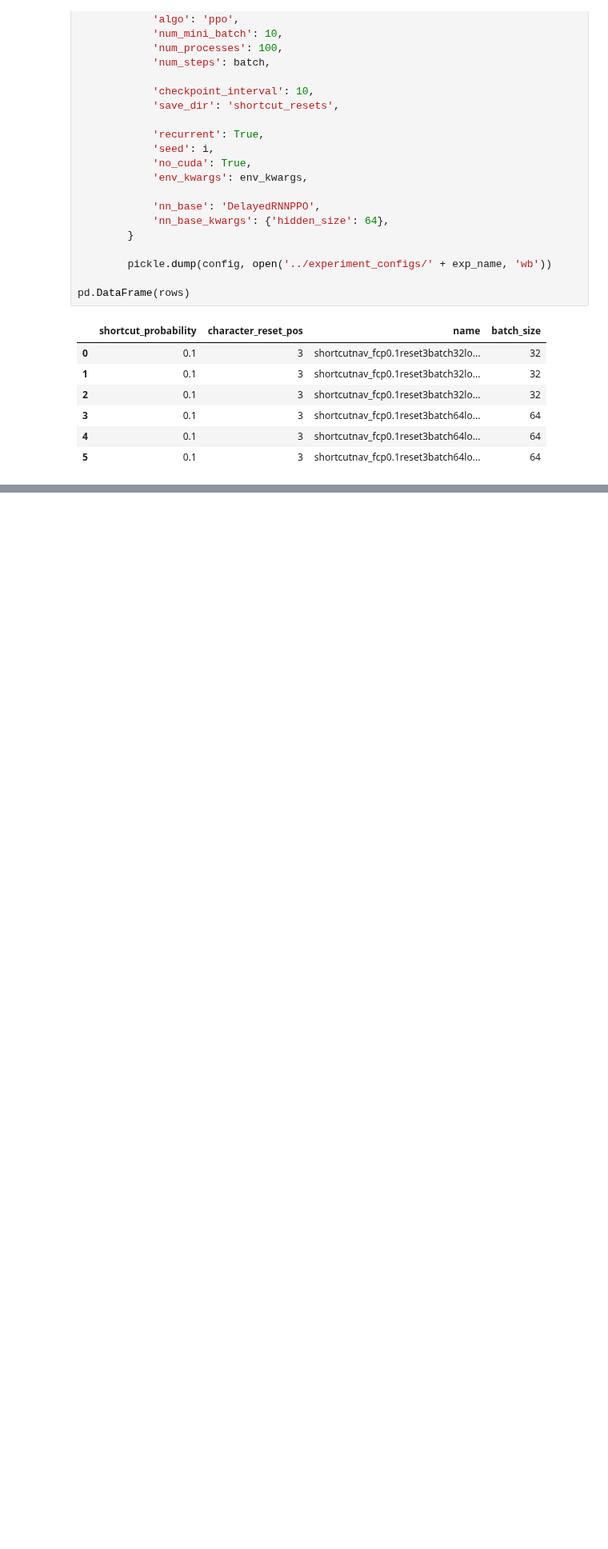
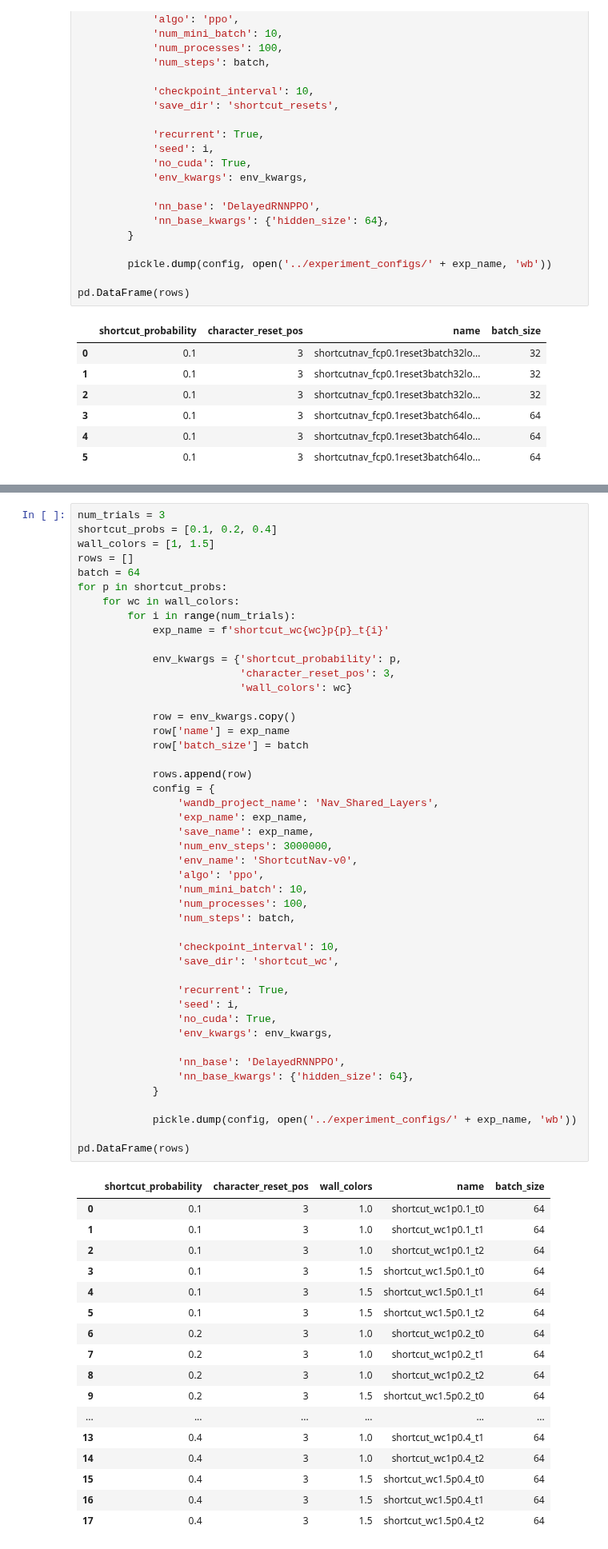
Before and after one commit to liuandrew/ppo_aux, a Jupyter notebook: write_and_test/write_experiments.ipynb, the cells around one changed output, grey strips where cells are left out. Shown at 80% size. Saved outputs shown, nothing was run; the diff lists cells and outputs as text; blank space fills up the shorter version.

Commit message:
Small bug fixes for shortcut configs

```diff
--- a/write_and_test/write_experiments.ipynb
+++ b/write_and_test/write_experiments.ipynb
@@ -2362,0 +2365,64 @@ pd.DataFrame(rows)
+# %%
+num_trials = 3
+shortcut_probs = [0.1, 0.2, 0.4]
+wall_colors = [1, 1.5]
+rows = []
+batch = 64
+for p in shortcut_probs:
+    for wc in wall_colors:
+        for i in range(num_trials):
+            exp_name = f'shortcut_wc{wc}p{p}_t{i}'
+
+            env_kwargs = {'shortcut_probability': p,
+                          'character_reset_pos': 3,
+                          'wall_colors': wc}
+
+            row = env_kwargs.copy()
+            row['name'] = exp_name
+            row['batch_size'] = batch
+
+            rows.append(row)
+            config = {
+                'wandb_project_name': 'Nav_Shared_Layers',
+                'exp_name': exp_name,
+                'save_name': exp_name,
+                'num_env_steps': 3000000,
+                'env_name': 'ShortcutNav-v0',
+                'algo': 'ppo',
+                'num_mini_batch': 10,
+                'num_processes': 100,
+                'num_steps': batch,
+
+                'checkpoint_interval': 10,
+                'save_dir': 'shortcut_wc',
+
+                'recurrent': True,
+                'seed': i,
+                'no_cuda': True,
+                'env_kwargs': env_kwargs,
+
+                'nn_base': 'DelayedRNNPPO',
+                'nn_base_kwargs': {'hidden_size': 64},
+            }
+
+            pickle.dump(config, open('../experiment_configs/' + exp_name, 'wb'))
+
+pd.DataFrame(rows)
+# %% [output]
+|  | shortcut_probability | character_reset_pos | wall_colors | name | batch_size |
+| 0 | 0.1 | 3 | 1.0 | shortcut_wc1p0.1_t0 | 64 |
+| 1 | 0.1 | 3 | 1.0 | shortcut_wc1p0.1_t1 | 64 |
+| 2 | 0.1 | 3 | 1.0 | shortcut_wc1p0.1_t2 | 64 |
+| 3 | 0.1 | 3 | 1.5 | shortcut_wc1.5p0.1_t0 | 64 |
+| 4 | 0.1 | 3 | 1.5 | shortcut_wc1.5p0.1_t1 | 64 |
+| 5 | 0.1 | 3 | 1.5 | shortcut_wc1.5p0.1_t2 | 64 |
+| 6 | 0.2 | 3 | 1.0 | shortcut_wc1p0.2_t0 | 64 |
+| 7 | 0.2 | 3 | 1.0 | shortcut_wc1p0.2_t1 | 64 |
+| 8 | 0.2 | 3 | 1.0 | shortcut_wc1p0.2_t2 | 64 |
+| 9 | 0.2 | 3 | 1.5 | shortcut_wc1.5p0.2_t0 | 64 |
+| ... | ... | ... | ... | ... | ... |
+| 13 | 0.4 | 3 | 1.0 | shortcut_wc1p0.4_t1 | 64 |
+| 14 | 0.4 | 3 | 1.0 | shortcut_wc1p0.4_t2 | 64 |
+| 15 | 0.4 | 3 | 1.5 | shortcut_wc1.5p0.4_t0 | 64 |
+| 16 | 0.4 | 3 | 1.5 | shortcut_wc1.5p0.4_t1 | 64 |
+| 17 | 0.4 | 3 | 1.5 | shortcut_wc1.5p0.4_t2 | 64 |
```
Also changed, not shown: parts of 4 cells of this notebook, 1 other file.
